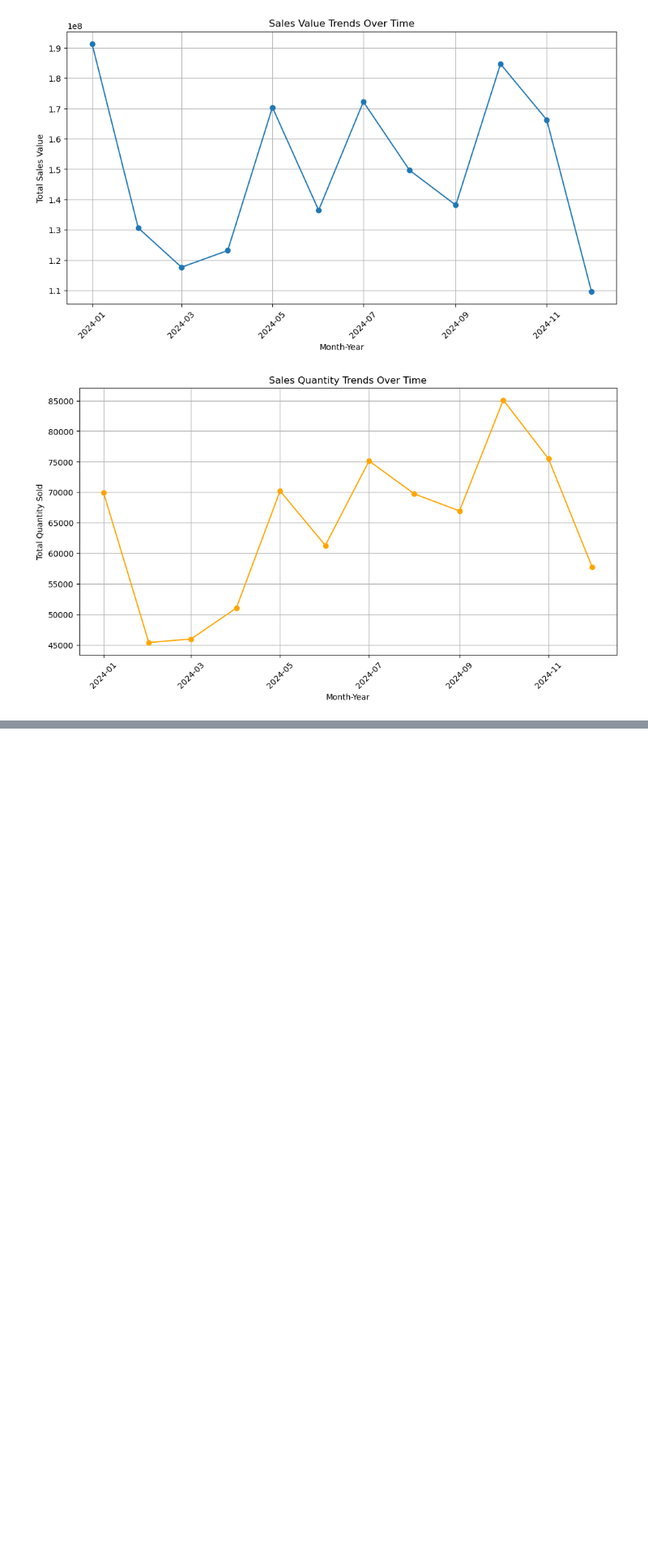
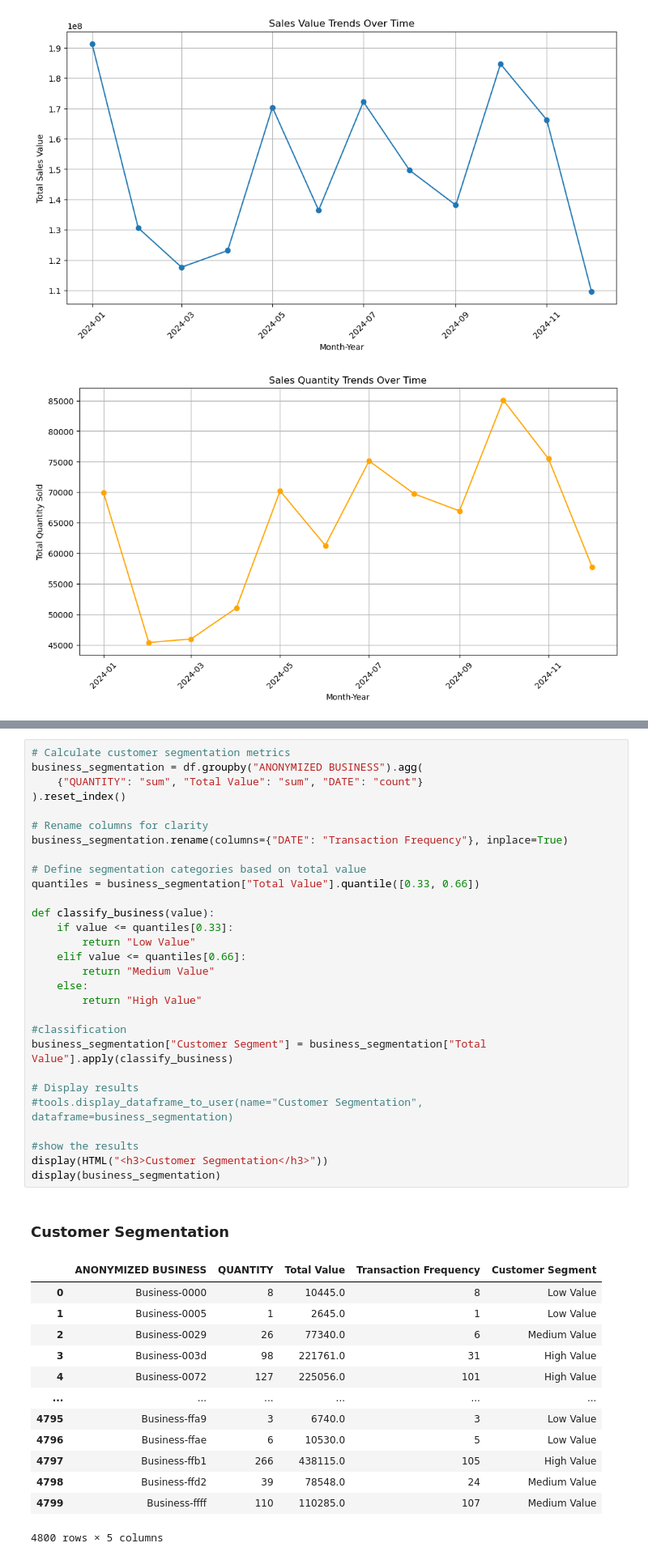
Before and after one commit to mine-martin-12/Data-Analyst-Assessment, a Jupyter notebook: kwanza_tukule_data.ipynb, the cells around one changed output, grey strips where cells are left out. Shown at 81% size. Saved outputs shown, nothing was run; the diff lists cells and outputs as text; blank space fills up the shorter version.

```diff
--- a/kwanza_tukule_data.ipynb
+++ b/kwanza_tukule_data.ipynb
@@ -304,0 +368,44 @@ plt.show()
+# %%
+# Calculate customer segmentation metrics
+business_segmentation = df.groupby("ANONYMIZED BUSINESS").agg(
+    {"QUANTITY": "sum", "Total Value": "sum", "DATE": "count"}
+).reset_index()
+
+# Rename columns for clarity
+business_segmentation.rename(columns={"DATE": "Transaction Frequency"}, inplace=True)
+
+# Define segmentation categories based on total value
+quantiles = business_segmentation["Total Value"].quantile([0.33, 0.66])
+
+def classify_business(value):
+    if value <= quantiles[0.33]:
+        return "Low Value"
+    elif value <= quantiles[0.66]:
+        return "Medium Value"
+    else:
+        return "High Value"
+
+#classification
+business_segmentation["Customer Segment"] = business_segmentation["Total Value"].apply(classify_business)
+
+# Display results
+#tools.display_dataframe_to_user(name="Customer Segmentation", dataframe=business_segmentation)
+
+#show the results
+display(HTML("<h3>Customer Segmentation</h3>"))
+display(business_segmentation)
+# %% [output]
+Customer Segmentation
+|  | ANONYMIZED BUSINESS | QUANTITY | Total Value | Transaction Frequency | Customer Segment |
+| 0 | Business-0000 | 8 | 10445.0 | 8 | Low Value |
+| 1 | Business-0005 | 1 | 2645.0 | 1 | Low Value |
+| 2 | Business-0029 | 26 | 77340.0 | 6 | Medium Value |
+| 3 | Business-003d | 98 | 221761.0 | 31 | High Value |
+| 4 | Business-0072 | 127 | 225056.0 | 101 | High Value |
+| ... | ... | ... | ... | ... | ... |
+| 4795 | Business-ffa9 | 3 | 6740.0 | 3 | Low Value |
+| 4796 | Business-ffae | 6 | 10530.0 | 5 | Low Value |
+| 4797 | Business-ffb1 | 266 | 438115.0 | 105 | High Value |
+| 4798 | Business-ffd2 | 39 | 78548.0 | 24 | Medium Value |
+| 4799 | Business-ffff | 110 | 110285.0 | 107 | Medium Value |
+4800 rows × 5 columns
```
Also changed, not shown: parts of 12 cells of this notebook.
